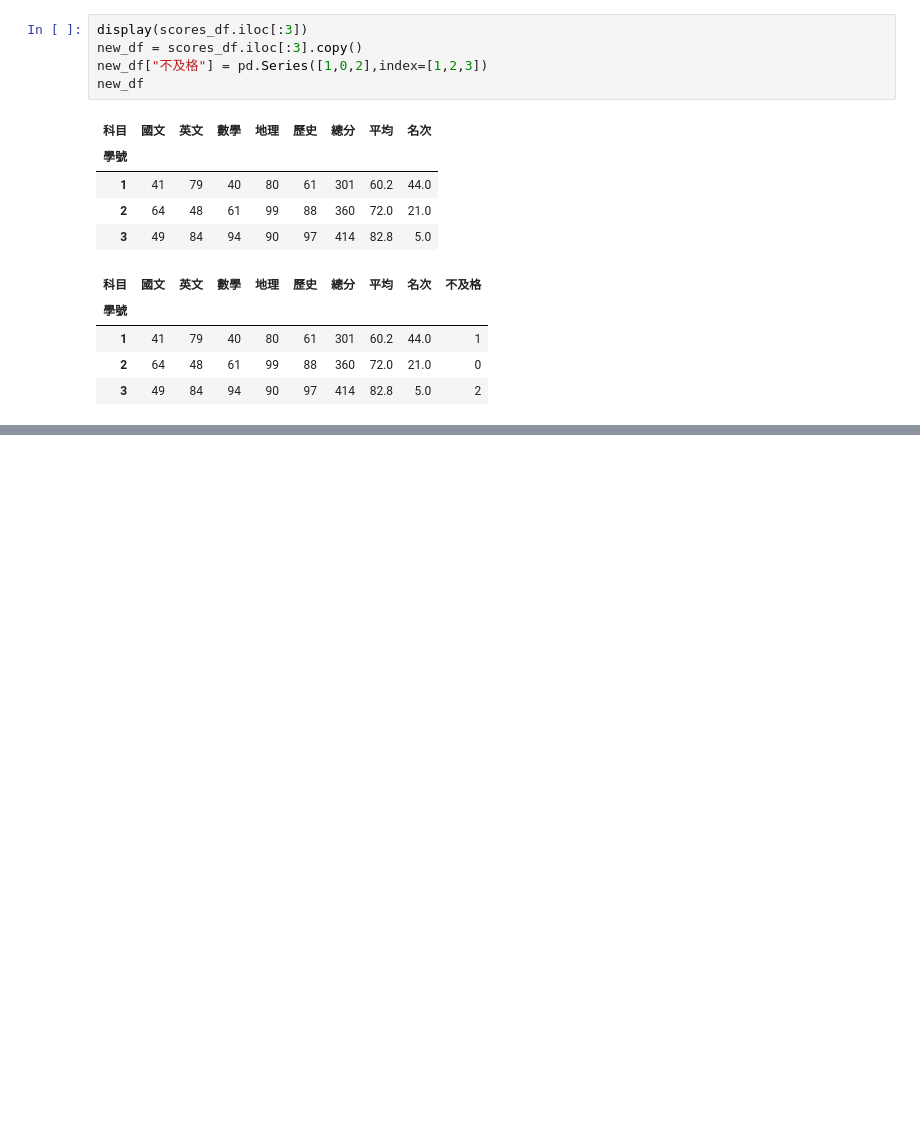
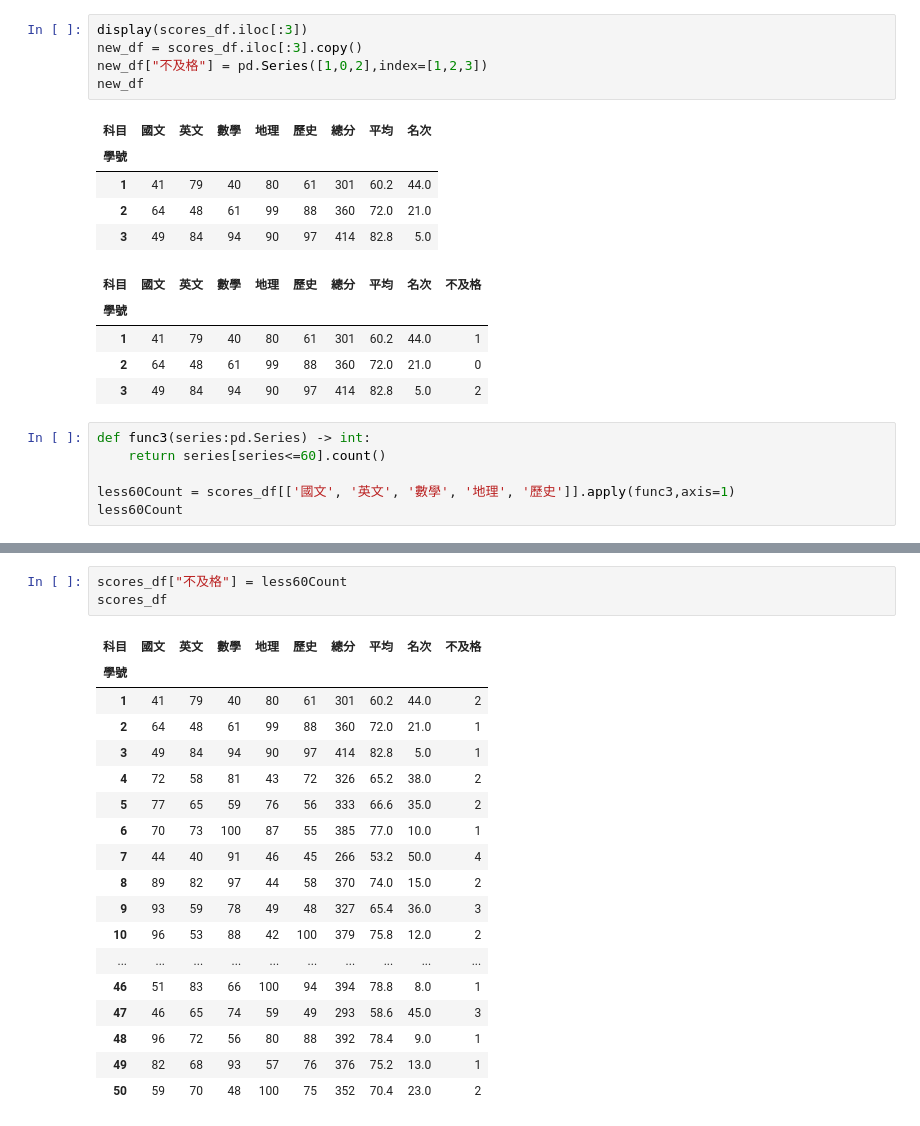
Before and after one commit to andytsai6g/python_11210, a Jupyter notebook: lesson16_2.ipynb, the cells around one changed output, grey strips where cells are left out. Cells and saved outputs as stored; diff of their text form; blank space fills up the shorter version.

```diff
--- a/lesson16_2.ipynb
+++ b/lesson16_2.ipynb
@@ -51,3 +51,9 @@ new_df
 | 1 | 41 | 79 | 40 | 80 | 61 | 301 | 60.2 | 44.0 | 1 |
 | 2 | 64 | 48 | 61 | 99 | 88 | 360 | 72.0 | 21.0 | 0 |
 | 3 | 49 | 84 | 94 | 90 | 97 | 414 | 82.8 | 5.0 | 2 |
+# %%
+def func3(series:pd.Series) -> int:
+    return series[series<=60].count()
+
+less60Count = scores_df[['國文', '英文', '數學', '地理', '歷史']].apply(func3,axis=1)
+less60Count
@@ -53,0 +78,22 @@ new_df
+# %%
+scores_df["不及格"] = less60Count
+scores_df
+# %% [output]
+| 科目 | 國文 | 英文 | 數學 | 地理 | 歷史 | 總分 | 平均 | 名次 | 不及格 |
+| 學號 |  |  |  |  |  |  |  |  |  |
+| 1 | 41 | 79 | 40 | 80 | 61 | 301 | 60.2 | 44.0 | 2 |
+| 2 | 64 | 48 | 61 | 99 | 88 | 360 | 72.0 | 21.0 | 1 |
+| 3 | 49 | 84 | 94 | 90 | 97 | 414 | 82.8 | 5.0 | 1 |
+| 4 | 72 | 58 | 81 | 43 | 72 | 326 | 65.2 | 38.0 | 2 |
+| 5 | 77 | 65 | 59 | 76 | 56 | 333 | 66.6 | 35.0 | 2 |
+| 6 | 70 | 73 | 100 | 87 | 55 | 385 | 77.0 | 10.0 | 1 |
+| 7 | 44 | 40 | 91 | 46 | 45 | 266 | 53.2 | 50.0 | 4 |
+| 8 | 89 | 82 | 97 | 44 | 58 | 370 | 74.0 | 15.0 | 2 |
+| 9 | 93 | 59 | 78 | 49 | 48 | 327 | 65.4 | 36.0 | 3 |
+| 10 | 96 | 53 | 88 | 42 | 100 | 379 | 75.8 | 12.0 | 2 |
+| ... | ... | ... | ... | ... | ... | ... | ... | ... | ... |
+| 46 | 51 | 83 | 66 | 100 | 94 | 394 | 78.8 | 8.0 | 1 |
+| 47 | 46 | 65 | 74 | 59 | 49 | 293 | 58.6 | 45.0 | 3 |
+| 48 | 96 | 72 | 56 | 80 | 88 | 392 | 78.4 | 9.0 | 1 |
+| 49 | 82 | 68 | 93 | 57 | 76 | 376 | 75.2 | 13.0 | 1 |
+| 50 | 59 | 70 | 48 | 100 | 75 | 352 | 70.4 | 23.0 | 2 |
```
Also changed, not shown: parts of 2 cells of this notebook, 2 other files.
